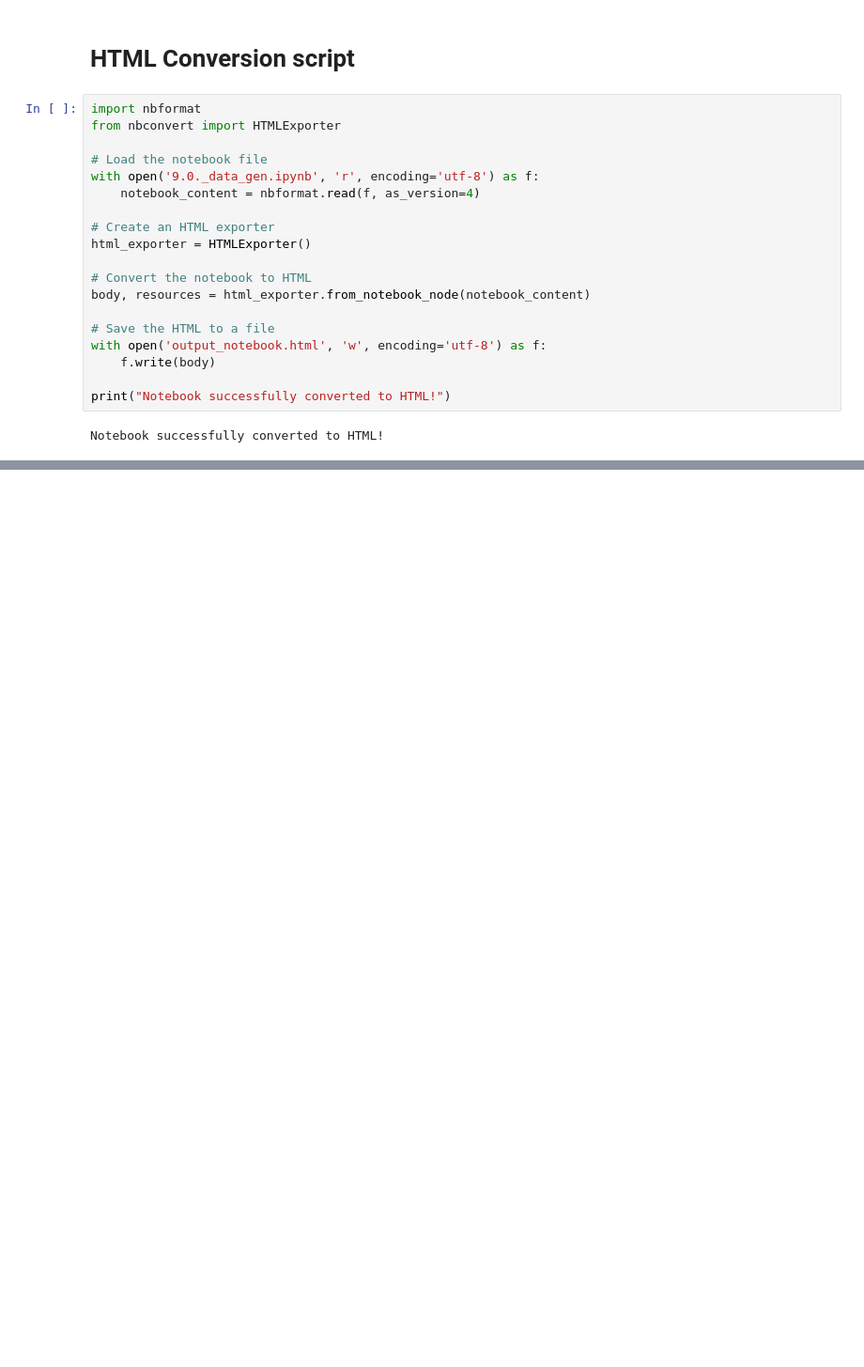
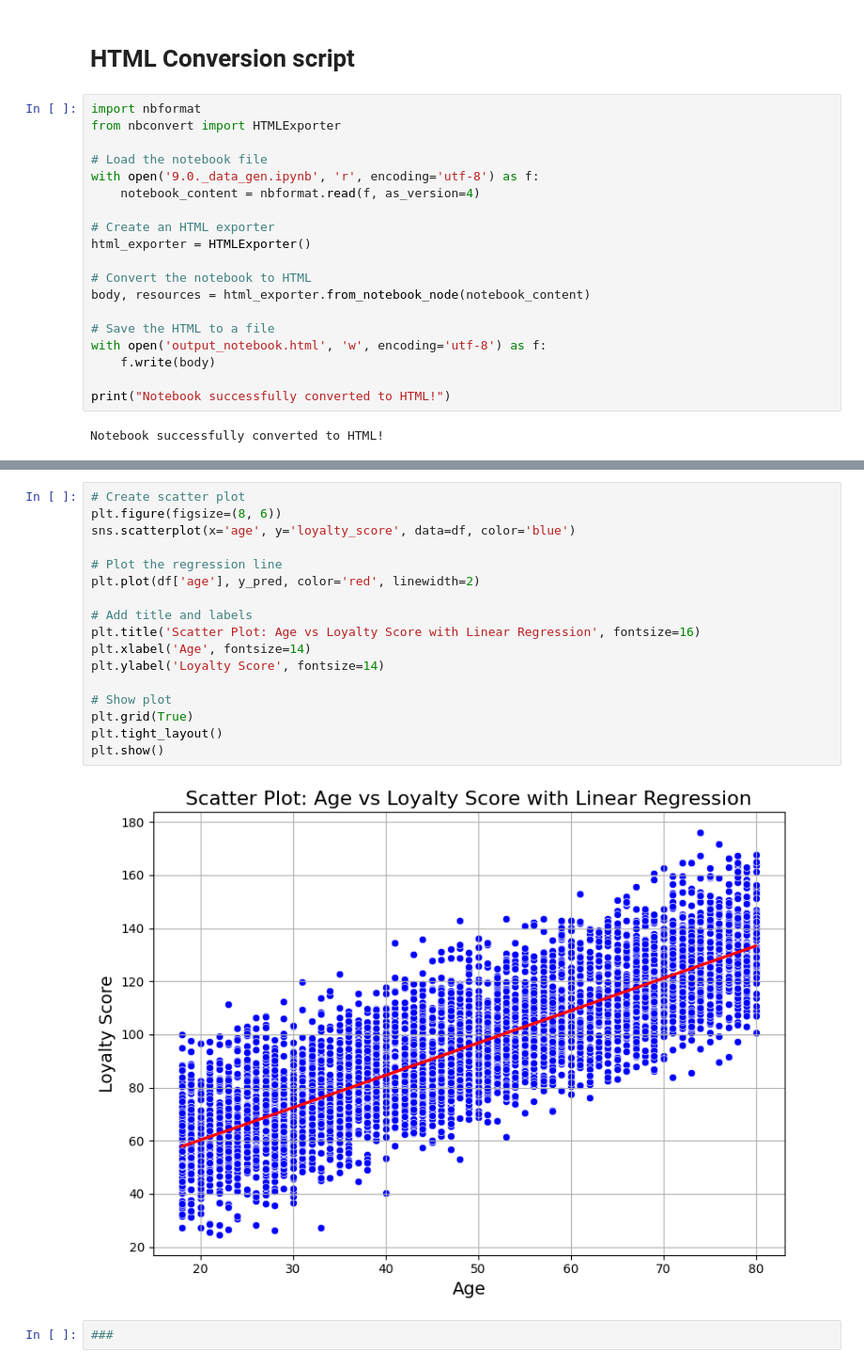
Before and after one commit to yzpt/module_pandas_B2, a Jupyter notebook: 9.0._data_gen.ipynb, the cells around one changed output, grey strips where cells are left out. Shown at 94% size. Drawn from its saved outputs; the diff is of its cells as text; blank space fills up the shorter version.

```diff
--- a/9.0._data_gen.ipynb
+++ b/9.0._data_gen.ipynb
@@ -322,0 +527,21 @@ Notebook successfully converted to HTML!
+# %%
+# Create scatter plot
+plt.figure(figsize=(8, 6))
+sns.scatterplot(x='age', y='loyalty_score', data=df, color='blue')
+
+# Plot the regression line
+plt.plot(df['age'], y_pred, color='red', linewidth=2)
+
+# Add title and labels
+plt.title('Scatter Plot: Age vs Loyalty Score with Linear Regression', fontsize=16)
+plt.xlabel('Age', fontsize=14)
+plt.ylabel('Loyalty Score', fontsize=14)
+
+# Show plot
+plt.grid(True)
+plt.tight_layout()
+plt.show()
+# %% [output]
+[figure, added]
+# %%
+###
```
Also changed, not shown: parts of 8 cells of this notebook, 1 other file.
